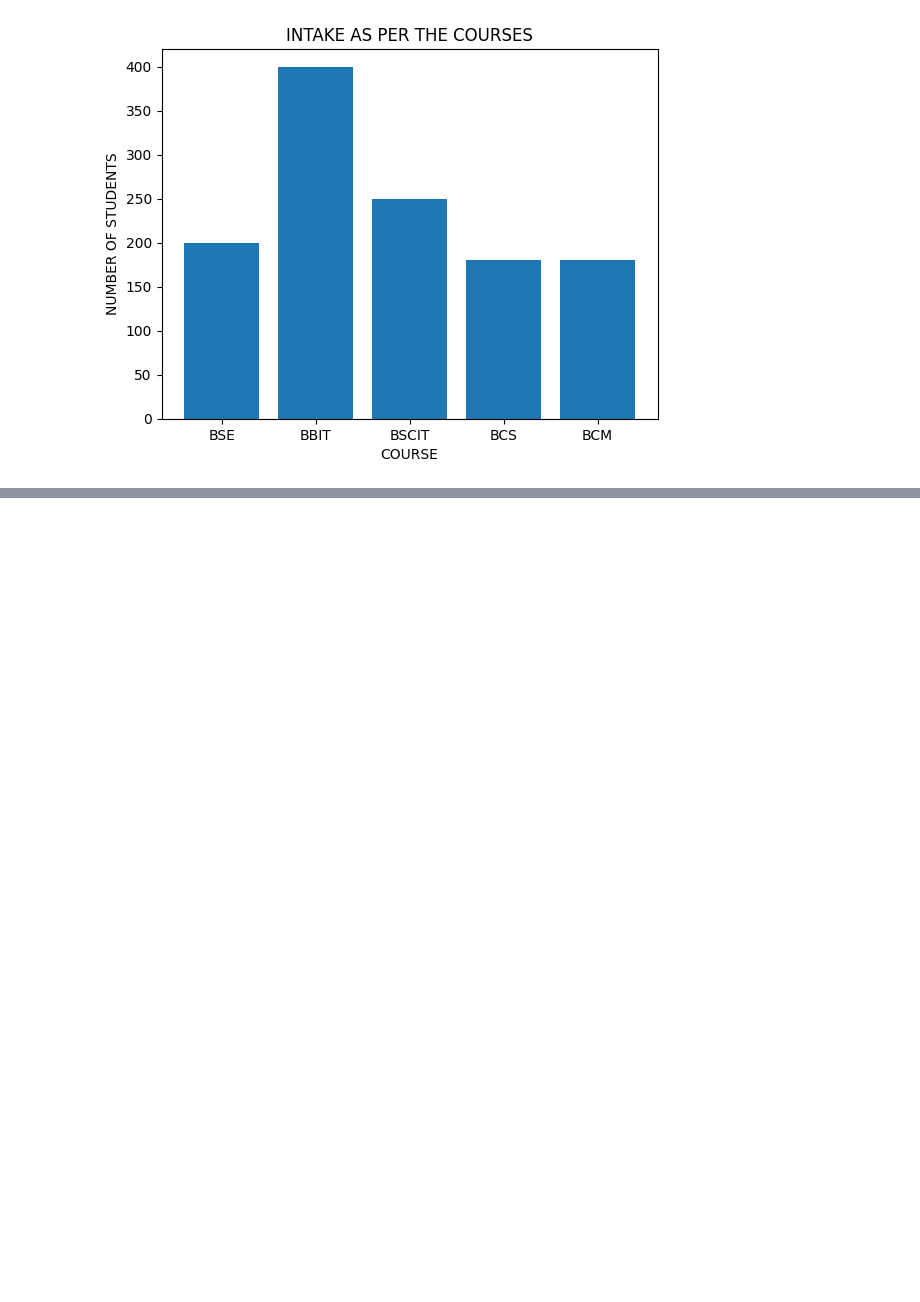
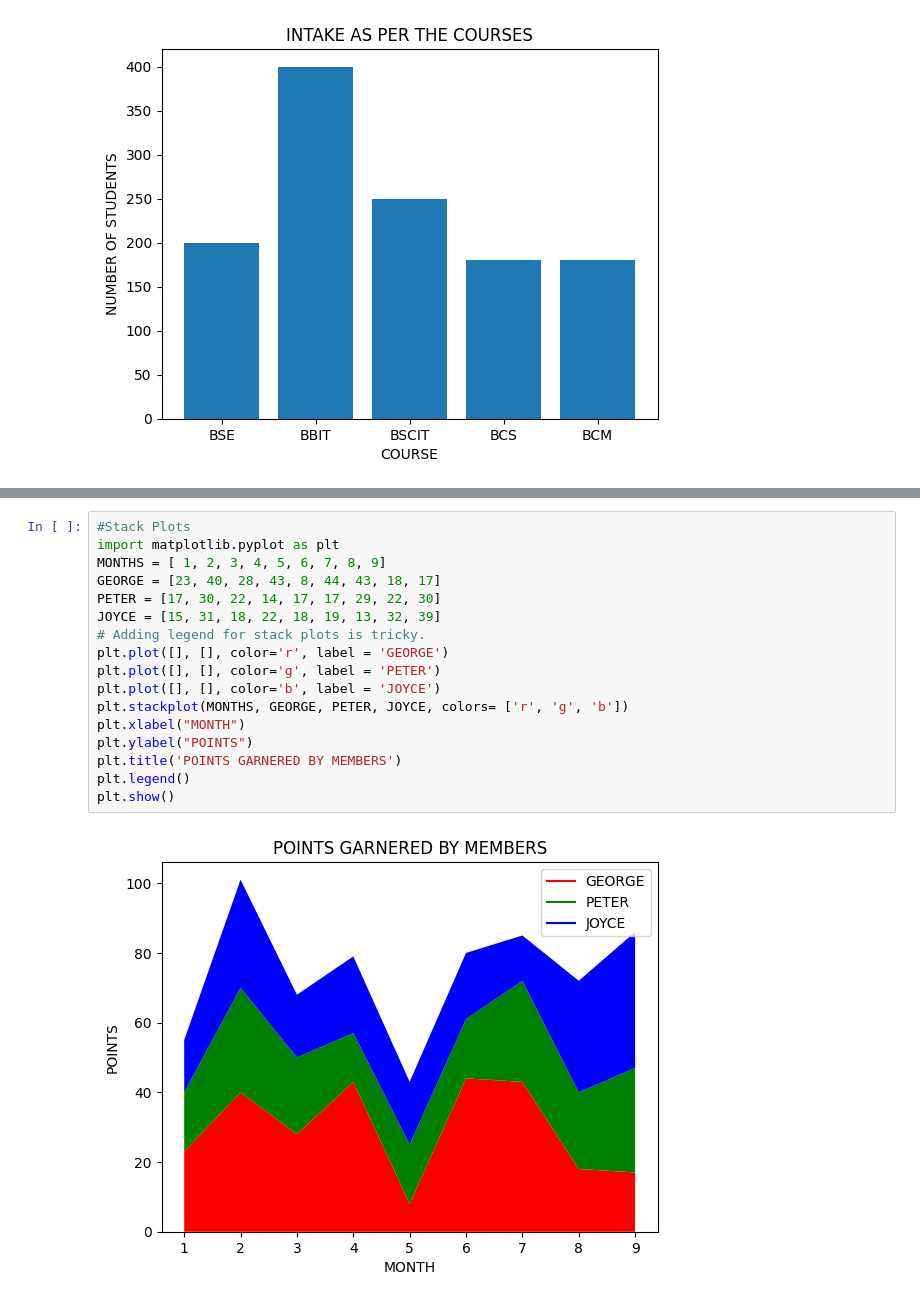
Before and after one commit to Maxwell-Muthui-Mwangi/Ballershopke-Python_Data-Science, a Jupyter notebook: Data_Science_Learning.ipynb, the cells around one changed output, grey strips where cells are left out. Drawn from its saved outputs; the diff is of its cells as text; blank space fills up the shorter version.

```diff
--- a/Data_Science_Learning.ipynb
+++ b/Data_Science_Learning.ipynb
@@ -567,0 +609,19 @@ plt.show()
+# %%
+#Stack Plots
+import matplotlib.pyplot as plt
+MONTHS = [ 1, 2, 3, 4, 5, 6, 7, 8, 9]
+GEORGE = [23, 40, 28, 43, 8, 44, 43, 18, 17]
+PETER = [17, 30, 22, 14, 17, 17, 29, 22, 30]
+JOYCE = [15, 31, 18, 22, 18, 19, 13, 32, 39]
+# Adding legend for stack plots is tricky.
+plt.plot([], [], color='r', label = 'GEORGE')
+plt.plot([], [], color='g', label = 'PETER')
+plt.plot([], [], color='b', label = 'JOYCE')
+plt.stackplot(MONTHS, GEORGE, PETER, JOYCE, colors= ['r', 'g', 'b'])
+plt.xlabel("MONTH")
+plt.ylabel("POINTS")
+plt.title('POINTS GARNERED BY MEMBERS')
+plt.legend()
+plt.show()
+# %% [output]
+[figure, added]
```
Also changed, not shown: parts of 6 cells of this notebook.
